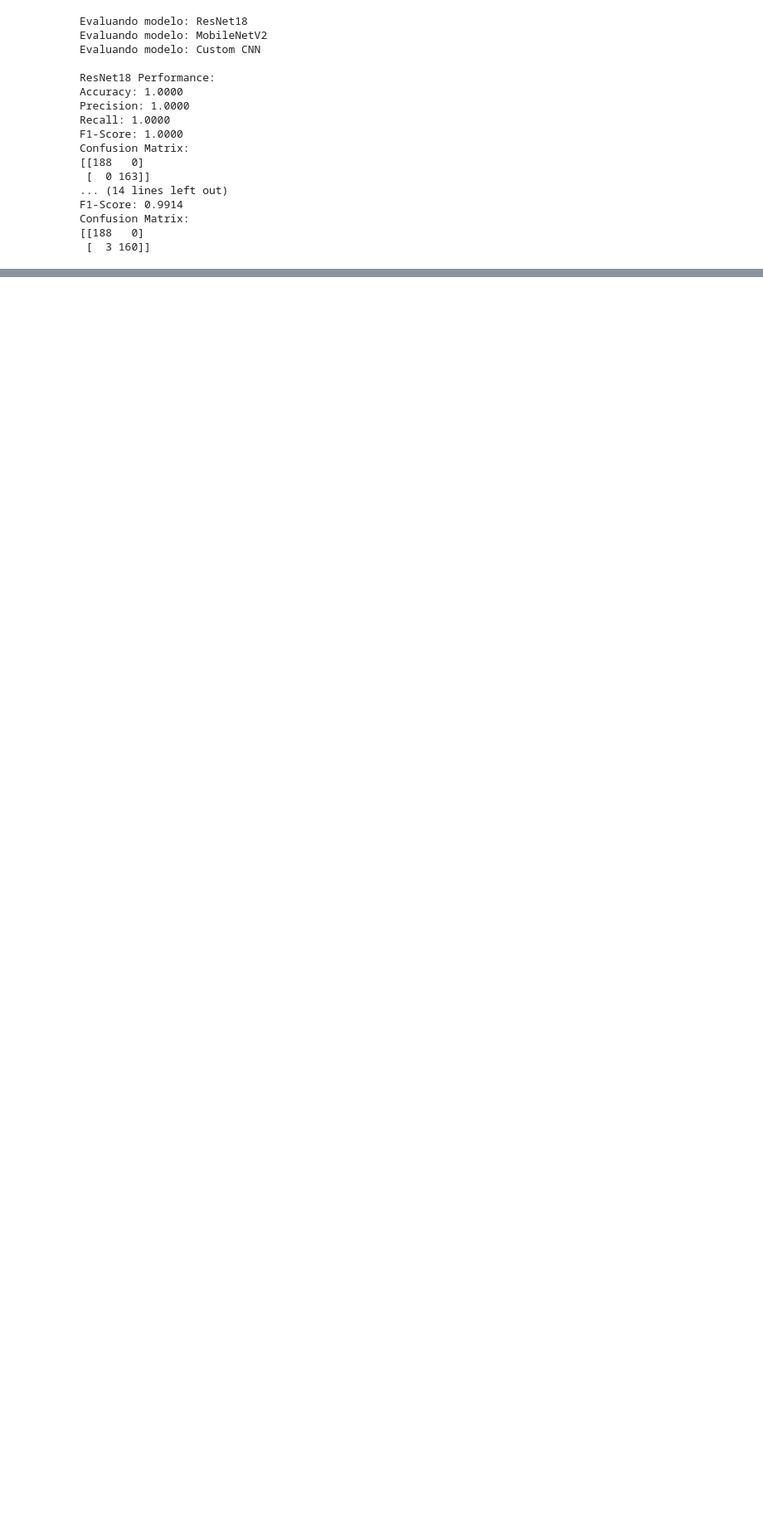
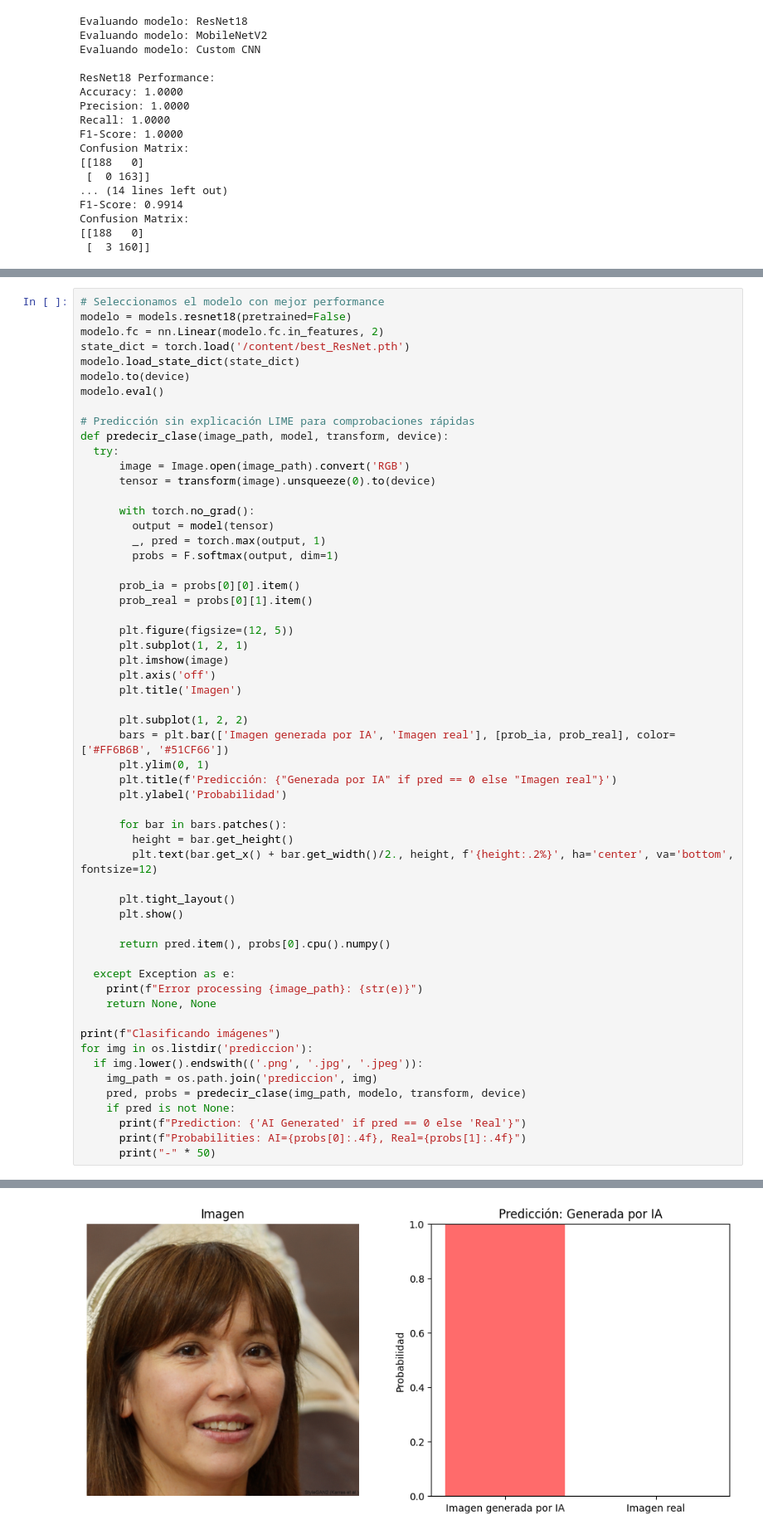
Before and after one commit to maren-gonzalez/deteccion-deepfakes, a Jupyter notebook: deteccion_deepfakes.ipynb, the cells around one changed output, grey strips where cells are left out. Shown at 83% size. Drawn from its saved outputs; the diff is of its cells as text; blank space fills up the shorter version.

```diff
--- a/deteccion_deepfakes.ipynb
+++ b/deteccion_deepfakes.ipynb
@@ -331,0 +344,58 @@ Confusion Matrix:
+# %%
+# Seleccionamos el modelo con mejor performance
+modelo = models.resnet18(pretrained=False)
+modelo.fc = nn.Linear(modelo.fc.in_features, 2)
+state_dict = torch.load('/content/best_ResNet.pth')
+modelo.load_state_dict(state_dict)
+modelo.to(device)
+modelo.eval()
+
+# Predicción sin explicación LIME para comprobaciones rápidas
+def predecir_clase(image_path, model, transform, device):
+  try:
+      image = Image.open(image_path).convert('RGB')
+      tensor = transform(image).unsqueeze(0).to(device)
+
+      with torch.no_grad():
+        output = model(tensor)
+        _, pred = torch.max(output, 1)
+        probs = F.softmax(output, dim=1)
+
+      prob_ia = probs[0][0].item()
+      prob_real = probs[0][1].item()
+
+      plt.figure(figsize=(12, 5))
+      plt.subplot(1, 2, 1)
+      plt.imshow(image)
+      plt.axis('off')
+      plt.title('Imagen')
+
+      plt.subplot(1, 2, 2)
+      bars = plt.bar(['Imagen generada por IA', 'Imagen real'], [prob_ia, prob_real], color=['#FF6B6B', '#51CF66'])
+      plt.ylim(0, 1)
+      plt.title(f'Predicción: {"Generada por IA" if pred == 0 else "Imagen real"}')
+      plt.ylabel('Probabilidad')
+
+      for bar in bars.patches():
+        height = bar.get_height()
+        plt.text(bar.get_x() + bar.get_width()/2., height, f'{height:.2%}', ha='center', va='bottom', fontsize=12)
+
+      plt.tight_layout()
+      plt.show()
+
+      return pred.item(), probs[0].cpu().numpy()
+
+  except Exception as e:
+    print(f"Error processing {image_path}: {str(e)}")
+    return None, None
+
+print(f"Clasificando imágenes")
+for img in os.listdir('prediccion'):
+  if img.lower().endswith(('.png', '.jpg', '.jpeg')):
+    img_path = os.path.join('prediccion', img)
+    pred, probs = predecir_clase(img_path, modelo, transform, device)
+    if pred is not None:
+      print(f"Prediction: {'AI Generated' if pred == 0 else 'Real'}")
+      print(f"Probabilities: AI={probs[0]:.4f}, Real={probs[1]:.4f}")
+      print("-" * 50)
+# %% [output]
@@ -331,0 +404 @@ Confusion Matrix:
+[figure, added]
```
Also changed, not shown: parts of 7 cells of this notebook.
